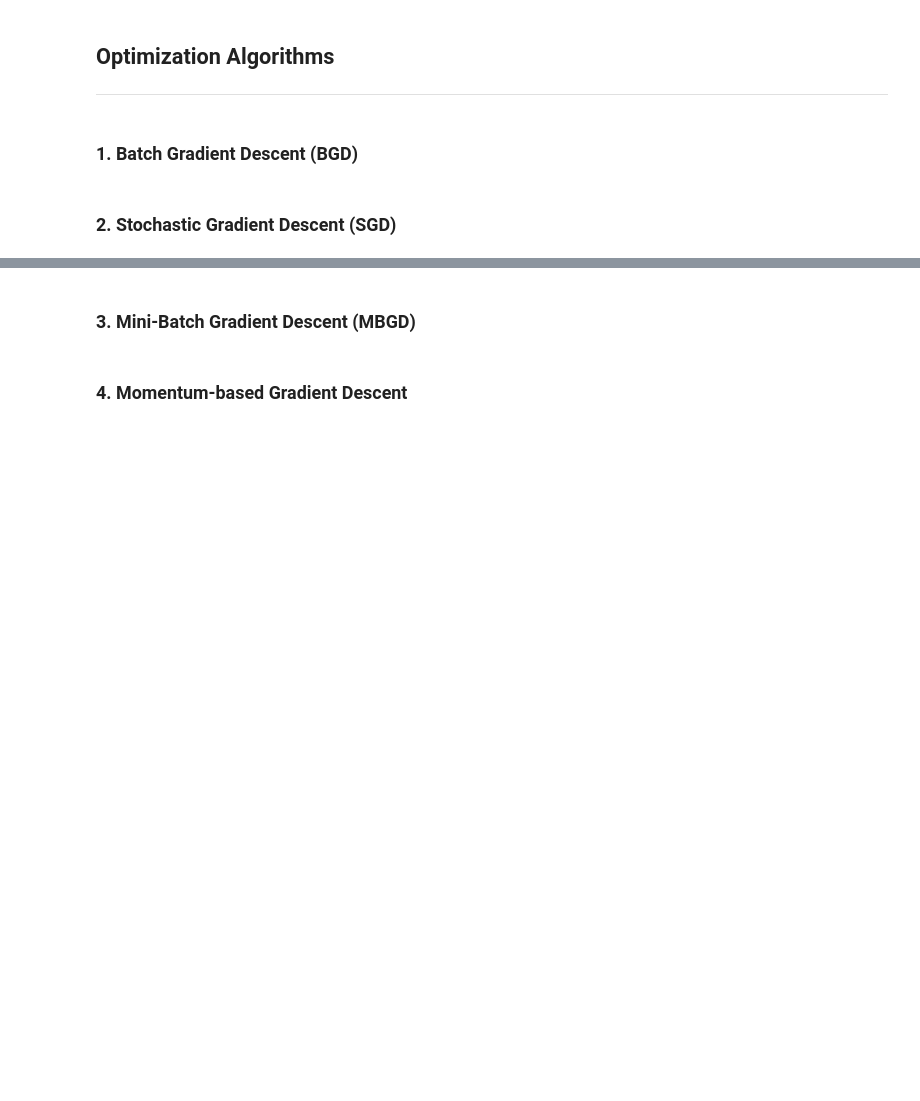
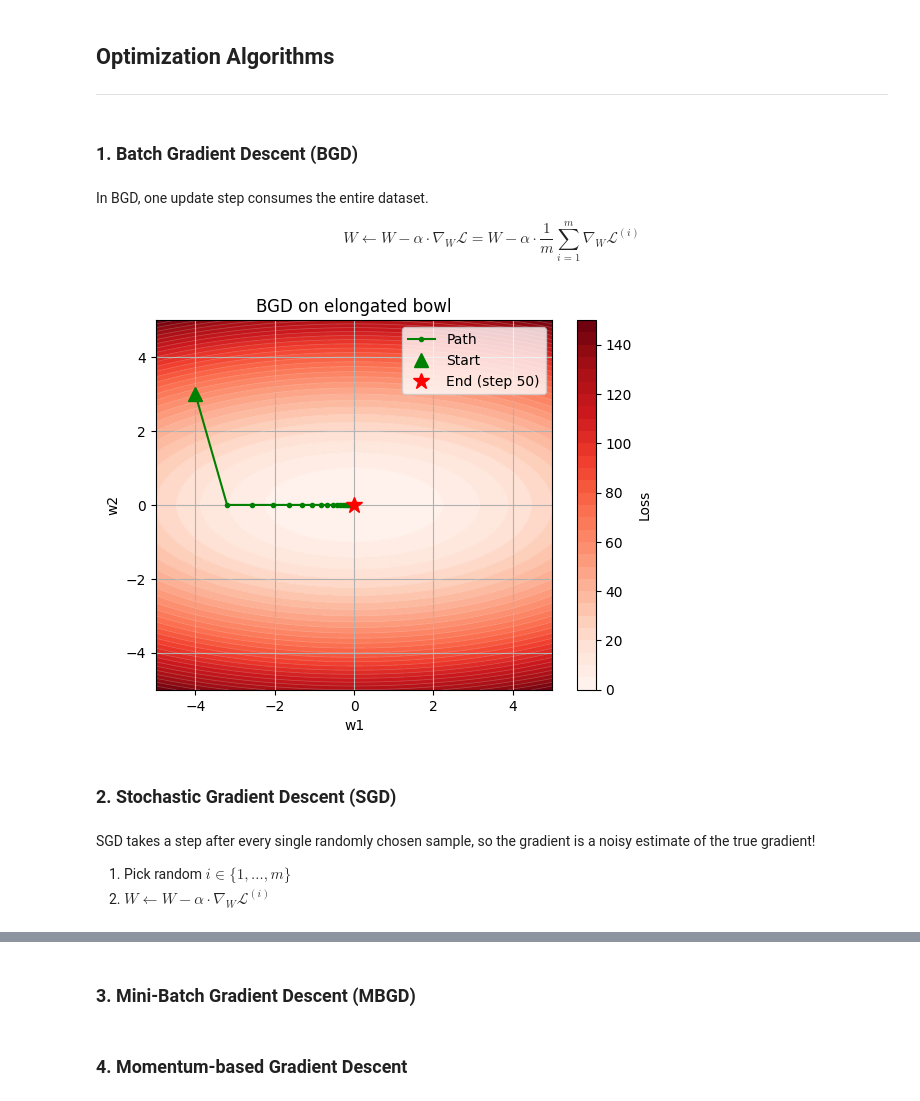
Before and after one commit to ikabrain/UCS761-Deep-Learning-Lab, a Jupyter notebook: DL_assign6.ipynb, the cells around one changed output, grey strips where cells are left out. Drawn from its saved outputs; the diff is of its cells as text; code cells hidden in the pictures; blank space fills up the shorter version.

```diff
--- a/DL_assign6.ipynb
+++ b/DL_assign6.ipynb
@@ -99,10 +99,10 @@ class Optimizer:
         W1, W2 = np.meshgrid(w1, w2)
         Z = loss_fn(W1, W2)
 
-        plt.contourf(W1, W2, Z, levels=n_contours, cmap="Blues")
+        plt.contourf(W1, W2, Z, levels=n_contours, cmap="Reds")
         plt.colorbar(label="Loss")
         plt.contour(W1, W2, Z, levels=n_contours, colors="white", alpha=0.25, linewidths=0.5)
-        plt.plot(path[:, 0], path[:, 1], "o-", color="tomato", markersize=3, linewidth=1.5, label="Path")
+        plt.plot(path[:, 0], path[:, 1], "o-", color="green", markersize=3, linewidth=1.5, label="Path")
         plt.plot(*path[0],  "g^", markersize=10, zorder=5, label="Start")
         plt.plot(*path[-1], "r*", markersize=12, zorder=5, label=f"End (step {max_iter})")
         plt.title(title)
@@ -115,5 +115,35 @@ class Optimizer:
 ---
 # %% [markdown]
 ### 1. Batch Gradient Descent (BGD)
+# %% [markdown]
+In BGD, one update step consumes the entire dataset.
+
+$$
+    W \leftarrow W - \alpha \cdot \nabla_W\mathcal{L} =
+    W - \alpha \cdot \frac{1}{m} \sum_{i=1}^{m} \nabla_W \mathcal{L}^{(i)}
+$$
+# %%
+class BGD(Optimizer):
+    """
+    Batch Gradient Descent.
+
+    Update rule
+    -----------
+    W <- W - lr * dW
+    b <- b - lr * db
+    """
+    def update(self, layer):
+        layer.W -= self.lr * layer.dW
+        layer.b -= self.lr * layer.db
+# %%
+bgd = BGD(lr=0.1)
+bgd.plot(max_iter=50, title="BGD on elongated bowl")
+# %% [output]
+[figure, added]
 # %% [markdown]
 ### 2. Stochastic Gradient Descent (SGD)
+# %% [markdown]
+SGD takes a step after every single randomly chosen sample, so the gradient is a noisy estimate of the true gradient!
+
+1. Pick random $i \in \{1, \ldots, m\}$
+2. $W \leftarrow W - \alpha \cdot \nabla_W \mathcal{L}^{(i)}$
```
Also changed, not shown: parts of 2 cells of this notebook.
